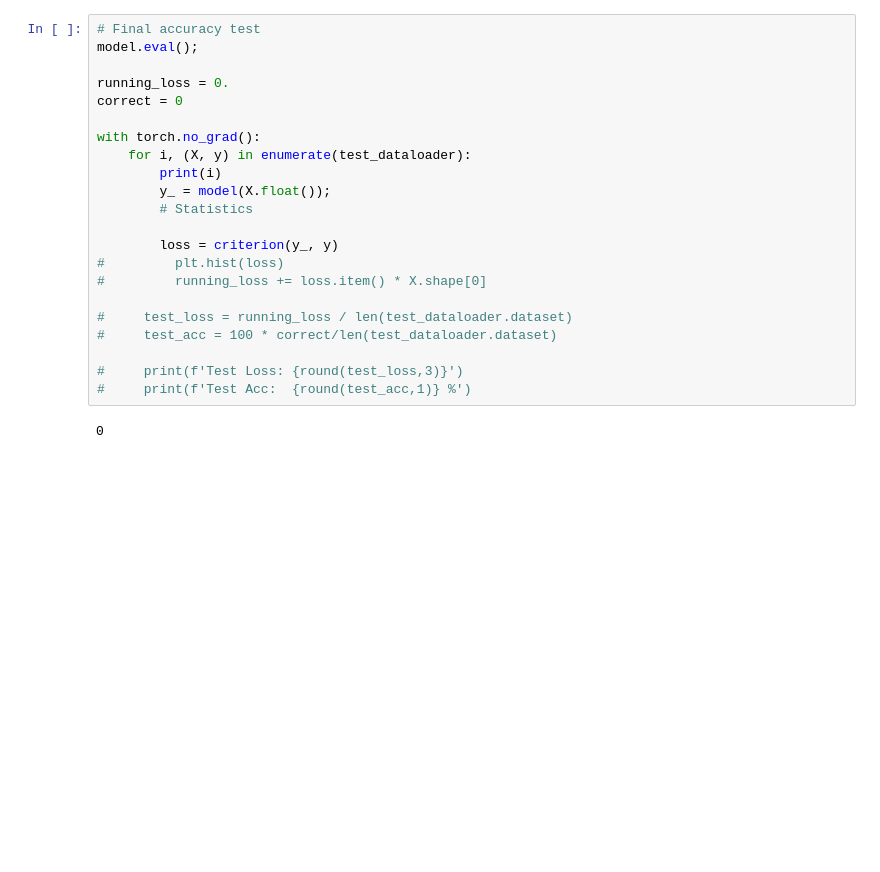
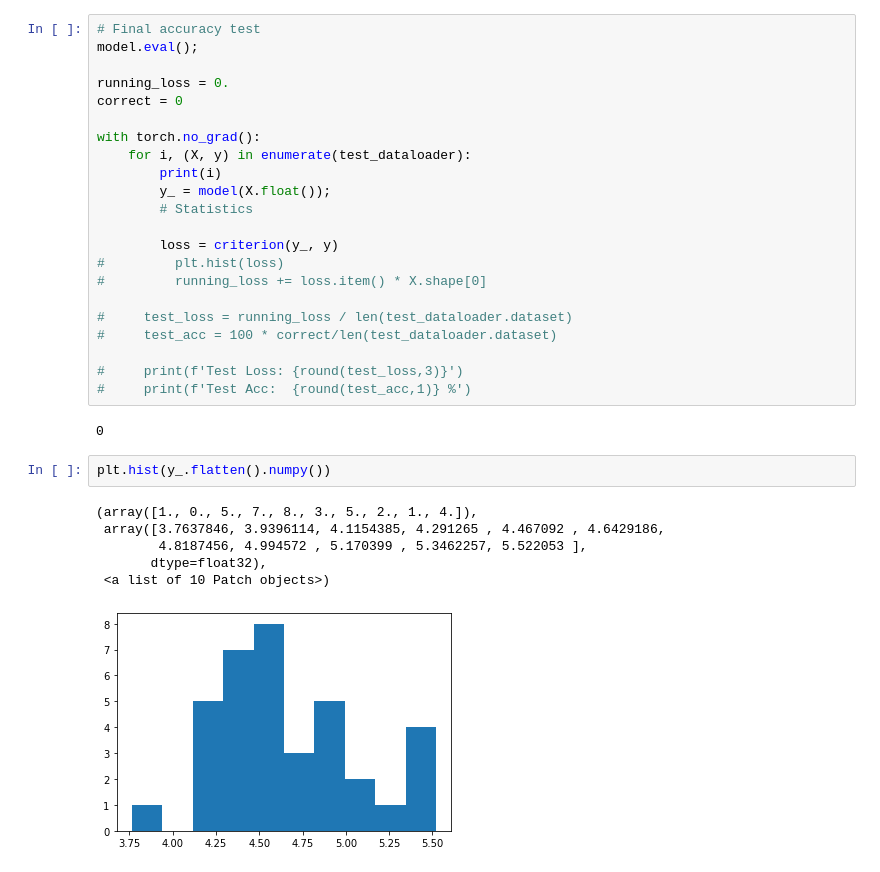
Before and after one commit to Saibo-creator/ntds_project, a Jupyter notebook: FIFA-data-olavo.ipynb, the cells around one changed output. Cells and saved outputs as stored; diff of their text form; blank space fills up the shorter version.

```diff
--- a/FIFA-data-olavo.ipynb
+++ b/FIFA-data-olavo.ipynb
@@ -356,6 +357,15 @@ with torch.no_grad():
 #     print(f'Test Acc:  {round(test_acc,1)} %')
 # %% [output]
 0
+# %%
+plt.hist(y_.flatten().numpy())
+# %% [output]
+(array([1., 0., 5., 7., 8., 3., 5., 2., 1., 4.]),
+ array([3.7637846, 3.9396114, 4.1154385, 4.291265 , 4.467092 , 4.6429186,
+        4.8187456, 4.994572 , 5.170399 , 5.3462257, 5.522053 ],
+       dtype=float32),
+ <a list of 10 Patch objects>)
+[figure, added]
 # %%
 plt.hist(y_.flatten().numpy()- y_test)
 # %% [output]
```
Also changed, not shown: parts of 4 cells of this notebook, 4 other files.
